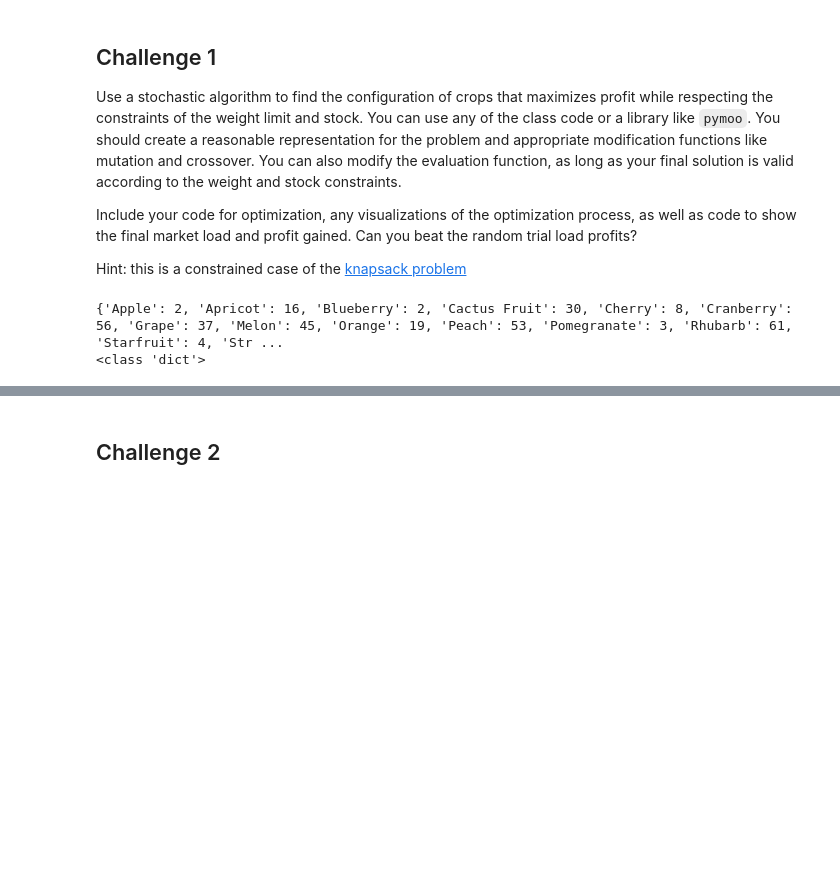
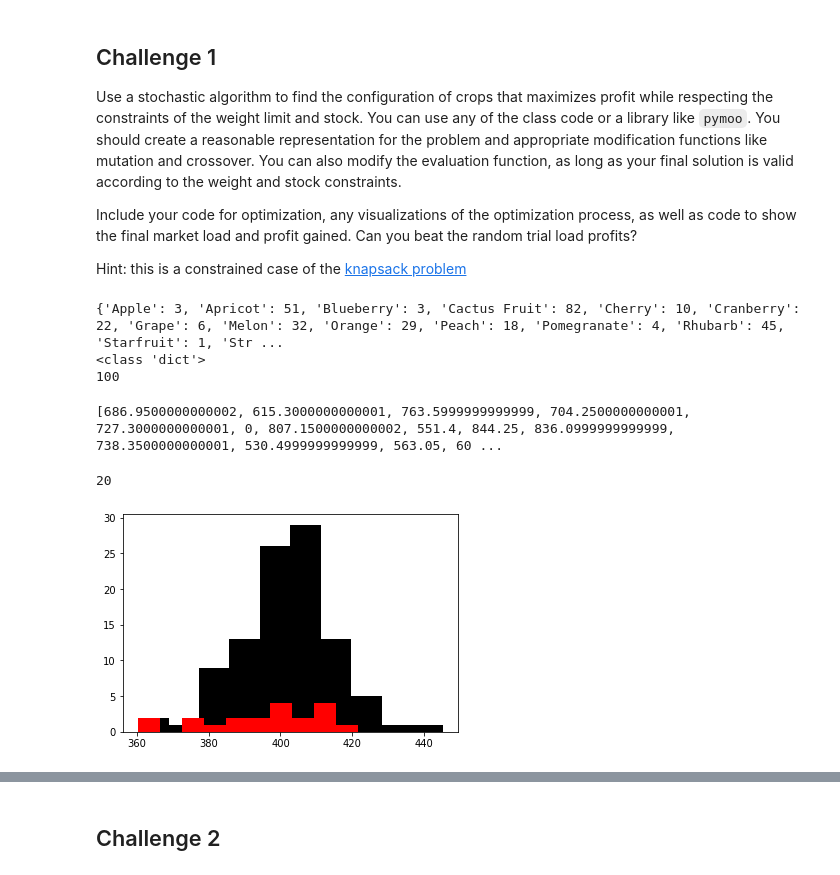
Before and after one commit to valthoraval/stochastic, a Jupyter notebook: Project_Market_Day_checkpoint.ipynb, the cells around one changed output, grey strips where cells are left out. Cells and saved outputs as stored; diff of their text form; code cells hidden in the pictures; blank space fills up the shorter version.

```diff
--- a/Project_Market_Day_checkpoint.ipynb
+++ b/Project_Market_Day_checkpoint.ipynb
@@ -144,7 +175,51 @@ len(population_trail_load)
 print(population_trail_load[20])
 print(type(population_trail_load[20]))
 
-#print(len(population_trail_load))
+print(len(population_trail_load))
 # %% [output]
-{'Apple': 2, 'Apricot': 16, 'Blueberry': 2, 'Cactus Fruit': 30, 'Cherry': 8, 'Cranberry': 56, 'Grape': 37, 'Melon': 45, 'Orange': 19, 'Peach': 53, 'Pomegranate': 3, 'Rhubarb': 61, 'Starfruit': 4, 'Str ...
+{'Apple': 3, 'Apricot': 51, 'Blueberry': 3, 'Cactus Fruit': 82, 'Cherry': 10, 'Cranberry': 22, 'Grape': 6, 'Melon': 32, 'Orange': 29, 'Peach': 18, 'Pomegranate': 4, 'Rhubarb': 45, 'Starfruit': 1, 'Str ...
 <class 'dict'>
+100
+# %%
+def evaluate_population(population):
+    fit = []
+    for i in range(len(population)):
+        prix = evaluate(population[i], stock, weight, price)
+        fit.append(prix)
+    return fit
+# %%
+fitness = evaluate_population(population_trail_load)
+print(fitness)
+# %% [output]
+[686.9500000000002, 615.3000000000001, 763.5999999999999, 704.2500000000001, 727.3000000000001, 0, 807.1500000000002, 551.4, 844.25, 836.0999999999999, 738.3500000000001, 530.4999999999999, 563.05, 60 ...
+# %%
+def fp_selection(population, fitness):
+    m = max(fitness)
+    p = np.zeros(len(fitness))
+    for i in range(len(fitness)):
+        p[i] = (m - fitness[i])
+    p /= sum(p)
+    rng = np.random.default_rng()
+    n = len(population)
+    #continueSelection = True
+    '''
+    while(continueSelection):
+        ind = rng.choice(n, p=p)
+        #print(ind)
+        if(fitness[ind] != 0):
+           continueSelection = False
+    '''
+    ind = rng.choice(n, p=p)
+    return population[ind], fitness[ind]
+# %%
+fp_fits = np.zeros(20)
+for i in range(20):
+    p, f = fp_selection(population_trail_load, fitness)
+    fp_fits[i] = f
+plt.hist(fitness, color='k')
+#plt.hist(efit, color='b')
+plt.hist(fp_fits, color='r');
+print(fp_fits.size)
+# %% [output]
+20
+[figure, added]
```
Also changed, not shown: parts of 21 cells of this notebook.
